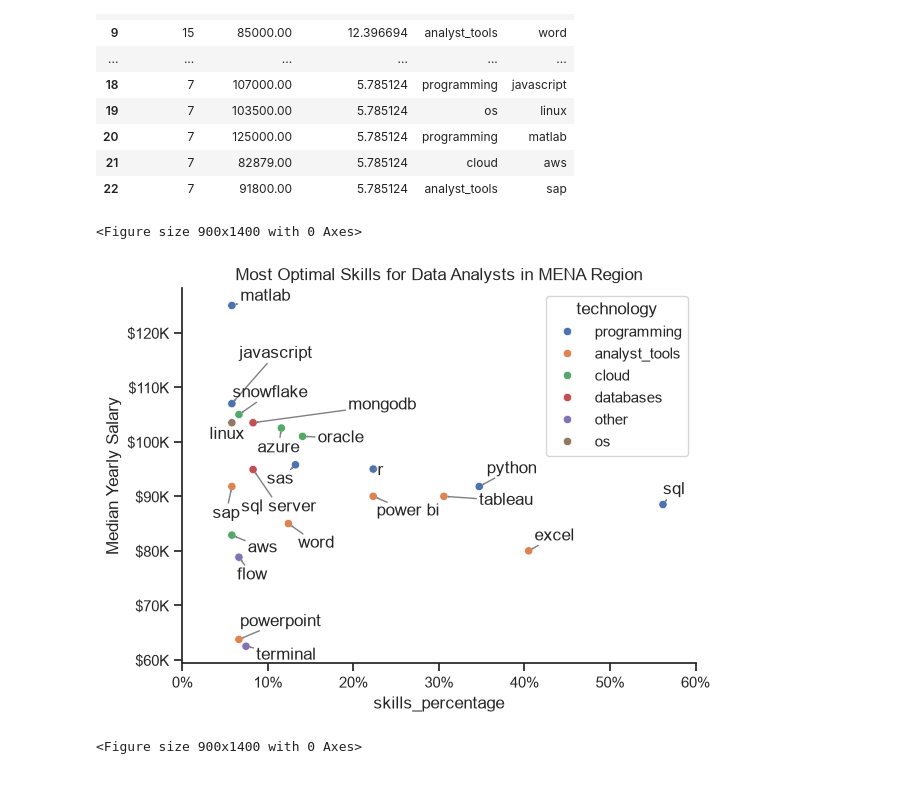
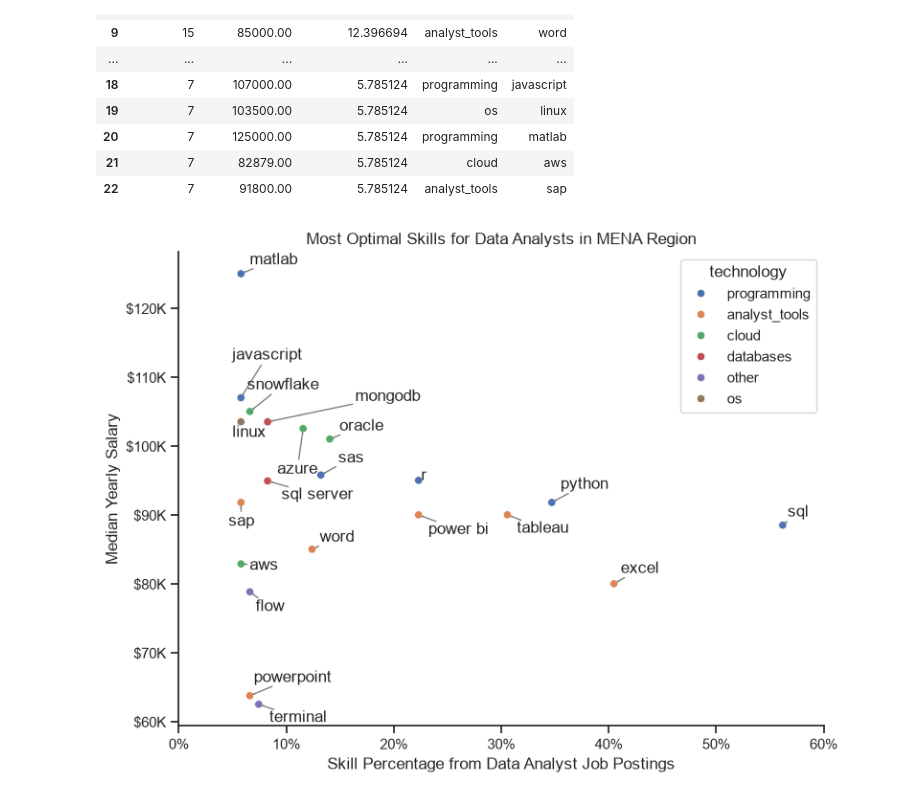
Before and after one commit to AmirEtewa/Data-Analyst-Role-Skills-and-Salary-Analysis, a Jupyter notebook: 5_Optimal_Skills.ipynb, the cells around one changed output. Saved outputs shown, nothing was run; the diff lists cells and outputs as text; code cells hidden in the pictures.

```diff
--- a/5_Optimal_Skills.ipynb
+++ b/5_Optimal_Skills.ipynb
@@ -121,37 +121,36 @@ df_plot = df_DA_skills_high_demand.merge(df_technology, left_on= 'job_skills', r
 | 22 | 7 | 91800.00 | 5.785124 | analyst_tools | sap |
 # %%
 from adjustText import adjust_text
+
+plt.figure(figsize=(8,6))
+sns.set_theme(style= 'ticks')
 
 # df_plot.plot(kind = 'scatter', x= 'skills_percentage', y= 'median_salary')
 sns.scatterplot(
     data = df_plot,
     x = 'skills_percentage',
     y = 'median_salary',
     hue = 'technology'
 )
 
-sns.set_theme(style= 'ticks')
 sns.despine()
 
 texts = []
 
 for i,text in enumerate(df_DA_skills_high_demand.index):
     texts.append(plt.text(df_DA_skills_high_demand['skills_percentage'].iloc[i], df_DA_skills_high_demand['median_salary'].iloc[i],text))
 
 ax = plt.gca()
 ax.yaxis.set_major_formatter(plt.FuncFormatter(lambda y,pos : f'${int(y/1000)}K'))
 ax.xaxis.set_major_formatter(plt.FuncFormatter(lambda y,pos : f'{int(y)}%'))
 
 
 adjust_text(texts, expand=(1.4, 1.8), arrowprops=dict(arrowstyle='->', color='gray'))
 
 plt.xlim(0,60)
-plt.xlabel('skills_percentage')
+plt.xlabel('Skill Percentage from Data Analyst Job Postings')
 plt.ylabel('Median Yearly Salary')
 plt.title(f'Most Optimal Skills for Data Analysts in MENA Region')
 plt.tight_layout()
-plt.figure(figsize=(9,14))
 # %% [output]
-<Figure size 900x1400 with 0 Axes>
-[figure, old version]
+[figure, new version]
-<Figure size 900x1400 with 0 Axes>
```
Also changed, not shown: parts of 1 cell of this notebook, 4 other files.
